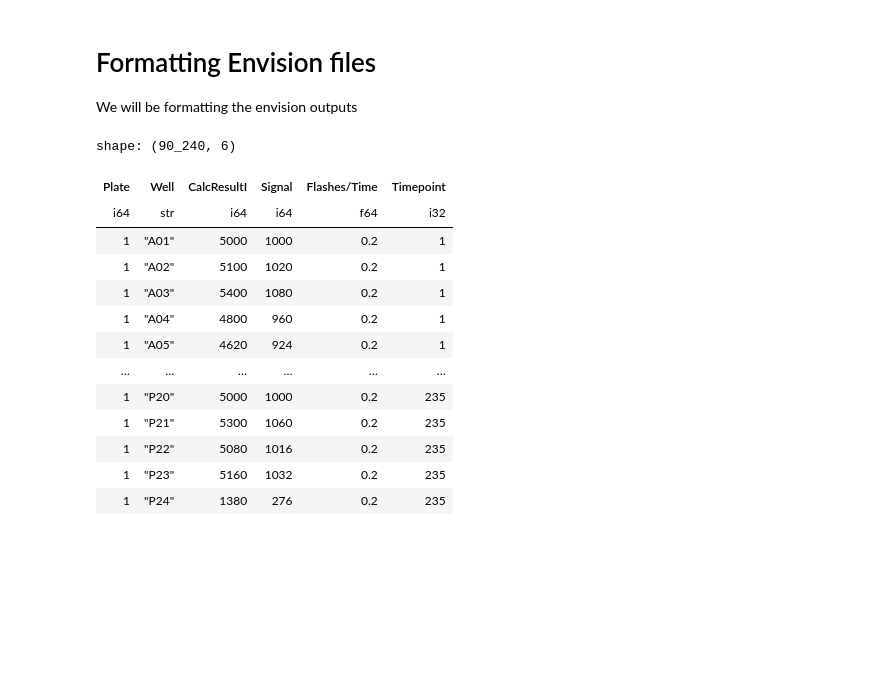
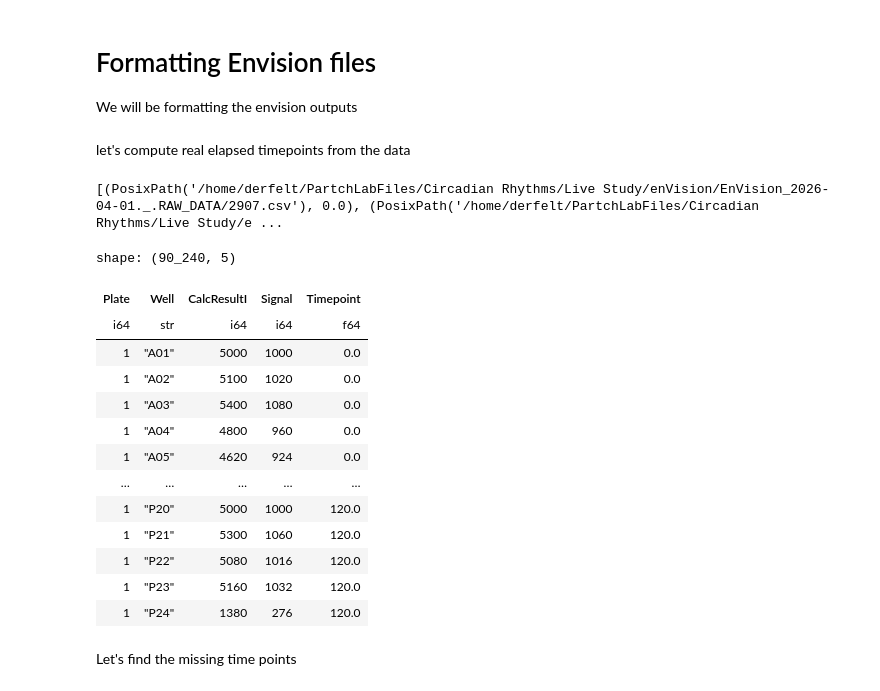
Before and after one commit to derfelterciano/PartchLab, a Jupyter notebook: circadian_rhythms/live_cell_painting/data_cleaning/envision_formatting.ipynb, the cells around one changed output. Saved outputs shown, nothing was run; the diff lists cells and outputs as text; code cells hidden in the pictures; blank space fills up the shorter version.

Commit message:
analyzing envision data

```diff
--- a/circadian_rhythms/live_cell_painting/data_cleaning/envision_formatting.ipynb
+++ b/circadian_rhythms/live_cell_painting/data_cleaning/envision_formatting.ipynb
@@ -38,33 +40,69 @@ def parse_envision(path: Path):
     cleaned = "\n".join(data_lines).replace('=""', '')
 
     return pl.read_csv(io.StringIO(cleaned), null_values=['', 'NA'])
+
+def get_measurement_date(path: Path) -> datetime:
+    with open(path, 'r') as f:
+        lines = f.readlines()
+    header = [c.strip() for c in lines[1].split(',')]
+    values = [c.strip().replace('=""', '') for c in lines[2].split(',')]
+
+    row = dict(zip(header, values))
+
+    return datetime.strptime(row['Measurement date'], '%m/%d/%Y %I:%M:%S %p')
+# %% [markdown]
+let's compute real elapsed timepoints from the data
+# %%
+files = sorted(raw_envision_path.iterdir())
+file_dates = [(f, get_measurement_date(f)) for f in files]
+file_dates.sort(key=lambda x: x[1])
+
+t0 = file_dates[0][1]
+timepoints = [(f, round((dt - t0).total_seconds() / 3600 * 2) / 2) for f, dt in file_dates]
+print(timepoints)
+# %% [output]
+[(PosixPath('/home/derfelt/PartchLabFiles/Circadian Rhythms/Live Study/enVision/EnVision_2026-04-01._.RAW_DATA/2907.csv'), 0.0), (PosixPath('/home/derfelt/PartchLabFiles/Circadian Rhythms/Live Study/e ...
 # %%
+# we will be using actual timepoints in this experiment (not using the sequential ints)
+
 dfs = []
 
-for i, file in enumerate(sorted(raw_envision_path.iterdir(), reverse=False), start=1):
-    df = (parse_envision(file)
-        .drop(["MeasTime", "CalcResultI_duplicated_0",	"Signal_duplicated_0", "MeasTime_duplicated_0", "_duplicated_0", "_duplicated_1", "", "Barcode"])
-        .with_columns(pl.lit(i).alias("Timepoint"))
+for f, time in timepoints:
+    df = (
+        parse_envision(f)
+        .drop(
+            ["MeasTime",
+             "CalcResultI_duplicated_0",
+             "Signal_duplicated_0",
+             "MeasTime_duplicated_0",
+             "_duplicated_0",
+             "_duplicated_1",
+             "",
+             "Barcode",
+             "Flashes/Time",
+             "Plate"])
+        .with_columns(pl.lit(time).alias("Timepoint"))
     )
-
     dfs.append(df)
 
 final_formatted_df = pl.concat(dfs)
 
 display(final_formatted_df)
-final_formatted_df.write_csv("/home/derfelt/PartchLabFiles/Circadian Rhythms/Live Study/enVision/enVision_formatted/2026-04-01._.FORMATTED.csv")
+final_formatted_df.write_csv("/home/derfelt/PartchLabFiles/Circadian Rhythms/Live Study/enVision/enVision_formatted/2026-04-01._.FORMATTED.tsv", separator="\t")
 # %% [output]
-shape: (90_240, 6)
+shape: (90_240, 5)
-| Plate | Well | CalcResultI | Signal | Flashes/Time | Timepoint |
-| i64 | str | i64 | i64 | f64 | i32 |
-| 1 | "A01" | 5000 | 1000 | 0.2 | 1 |
-| 1 | "A02" | 5100 | 1020 | 0.2 | 1 |
-| 1 | "A03" | 5400 | 1080 | 0.2 | 1 |
-| 1 | "A04" | 4800 | 960 | 0.2 | 1 |
-| 1 | "A05" | 4620 | 924 | 0.2 | 1 |
-| … | … | … | … | … | … |
-| 1 | "P20" | 5000 | 1000 | 0.2 | 235 |
-| 1 | "P21" | 5300 | 1060 | 0.2 | 235 |
-| 1 | "P22" | 5080 | 1016 | 0.2 | 235 |
-| 1 | "P23" | 5160 | 1032 | 0.2 | 235 |
-| 1 | "P24" | 1380 | 276 | 0.2 | 235 |
+| Plate | Well | CalcResultI | Signal | Timepoint |
+| i64 | str | i64 | i64 | f64 |
+| 1 | "A01" | 5000 | 1000 | 0.0 |
+| 1 | "A02" | 5100 | 1020 | 0.0 |
+| 1 | "A03" | 5400 | 1080 | 0.0 |
+| 1 | "A04" | 4800 | 960 | 0.0 |
+| 1 | "A05" | 4620 | 924 | 0.0 |
+| … | … | … | … | … |
+| 1 | "P20" | 5000 | 1000 | 120.0 |
+| 1 | "P21" | 5300 | 1060 | 120.0 |
+| 1 | "P22" | 5080 | 1016 | 120.0 |
+| 1 | "P23" | 5160 | 1032 | 120.0 |
+| 1 | "P24" | 1380 | 276 | 120.0 |
+# %% [markdown]
+Let's find the missing time points
```
Also changed, not shown: parts of 2 cells of this notebook, 3 other files.
